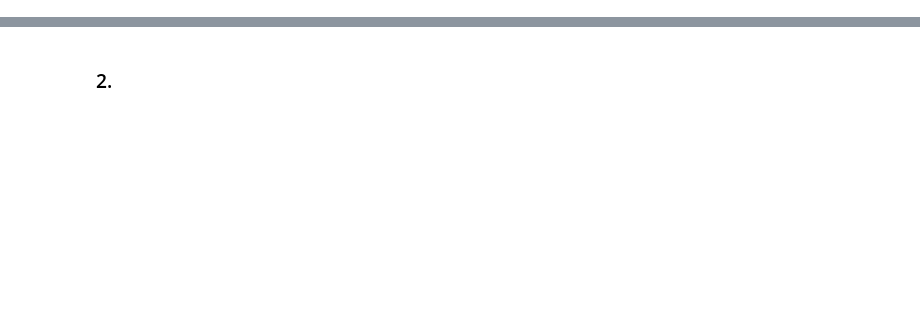
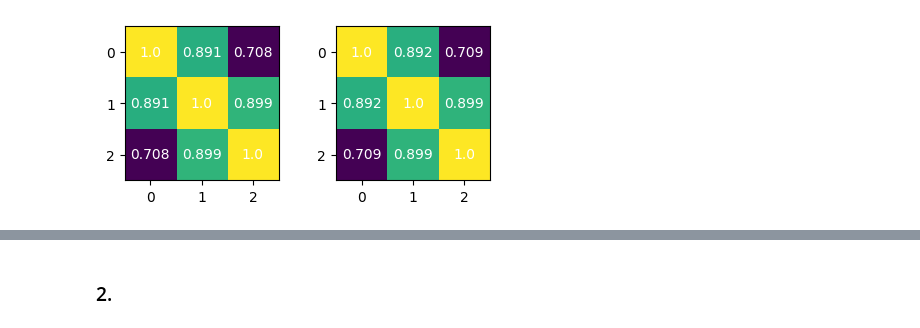
Before and after one commit to imSebin/Bayesian-Statistics-101, a Jupyter notebook: STA365HW9.ipynb, the cells around one changed output, grey strips where cells are left out. Saved outputs shown, nothing was run; the diff lists cells and outputs as text; code cells hidden in the pictures; blank space fills up the shorter version.

```diff
--- a/STA365HW9.ipynb
+++ b/STA365HW9.ipynb
@@ -12,0 +90,10 @@ Define the following terms:
+# %%
+fig,ax = plt.subplots(1,2,figsize=(5,2))
+for i,c in enumerate(list(copula_onepass.posterior['R_corr'].values.mean(axis=1))):
+    ax[i].imshow(c)
+    for k in range(3):
+        for j in range(3):
+            ax[i].text(j,k,s=str(round(c[j,k],3)),
+                       color='w', va='center', ha='center')
+# %% [output]
+[figure, added]
```
Also changed, not shown: parts of 52 cells of this notebook.
